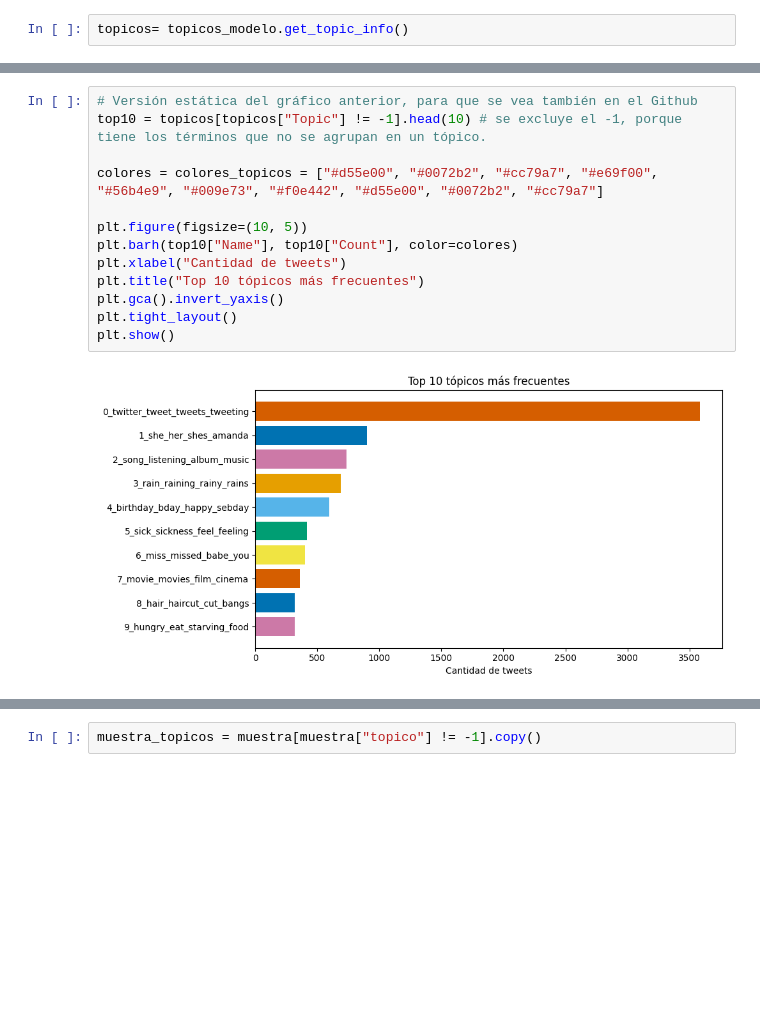
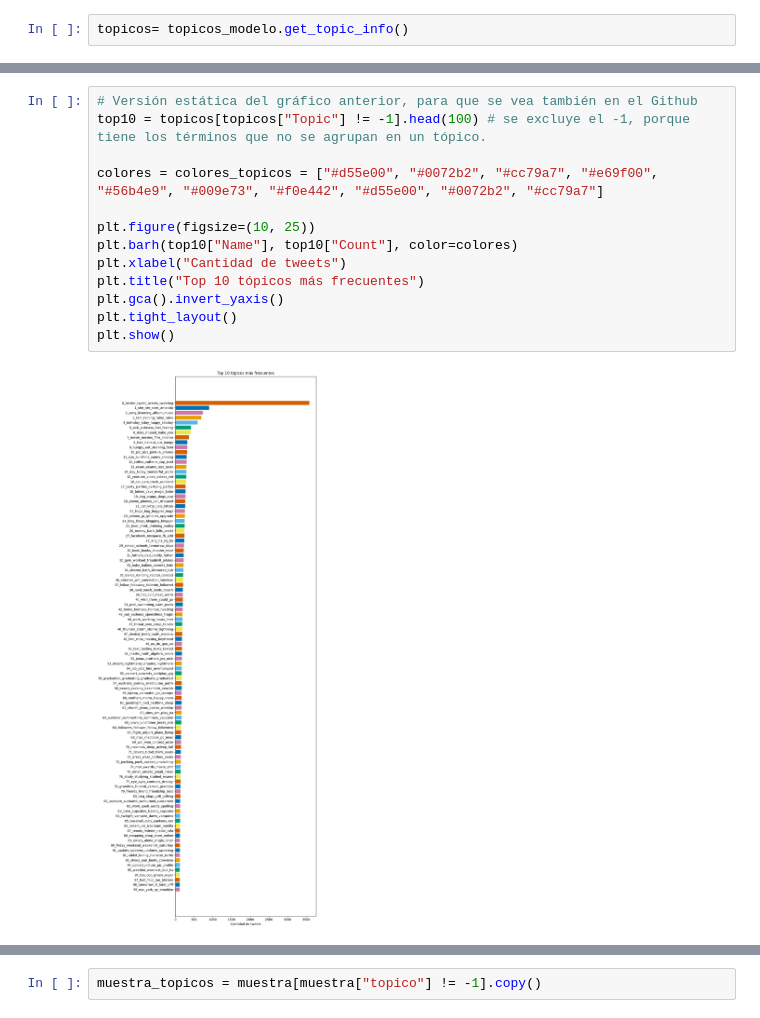
Before and after one commit to nico-pina/TP3-UP.IA, a Jupyter notebook: Notebooks/05_Bonus_ Topicos.ipynb, the cells around one changed output, grey strips where cells are left out. Saved outputs shown, nothing was run; the diff lists cells and outputs as text; blank space fills up the shorter version.

```diff
--- a/Notebooks/05_Bonus_ Topicos.ipynb
+++ b/Notebooks/05_Bonus_ Topicos.ipynb
@@ -82,18 +82,18 @@ topicos_modelo.visualize_barchart(top_n_topics=10)
 # %%
 # Versión estática del gráfico anterior, para que se vea también en el Github
-top10 = topicos[topicos["Topic"] != -1].head(10) # se excluye el -1, porque tiene los términos que no se agrupan en un tópico.
+top10 = topicos[topicos["Topic"] != -1].head(100) # se excluye el -1, porque tiene los términos que no se agrupan en un tópico.
 
 colores = colores_topicos = ["#d55e00", "#0072b2", "#cc79a7", "#e69f00", "#56b4e9", "#009e73", "#f0e442", "#d55e00", "#0072b2", "#cc79a7"]
 
-plt.figure(figsize=(10, 5))
+plt.figure(figsize=(10, 25))
 plt.barh(top10["Name"], top10["Count"], color=colores)
 plt.xlabel("Cantidad de tweets")
 plt.title("Top 10 tópicos más frecuentes")
 plt.gca().invert_yaxis()
 plt.tight_layout()
 plt.show()
 # %% [output]
-[figure, old version]
+[figure, new version]
 # %%
 for topico_id in top10["Topic"]:
     nombre = topicos.loc[topicos["Topic"] == topico_id, "Name"].values[0]
```
Also changed, not shown: parts of 7 cells of this notebook, 4 other files.
